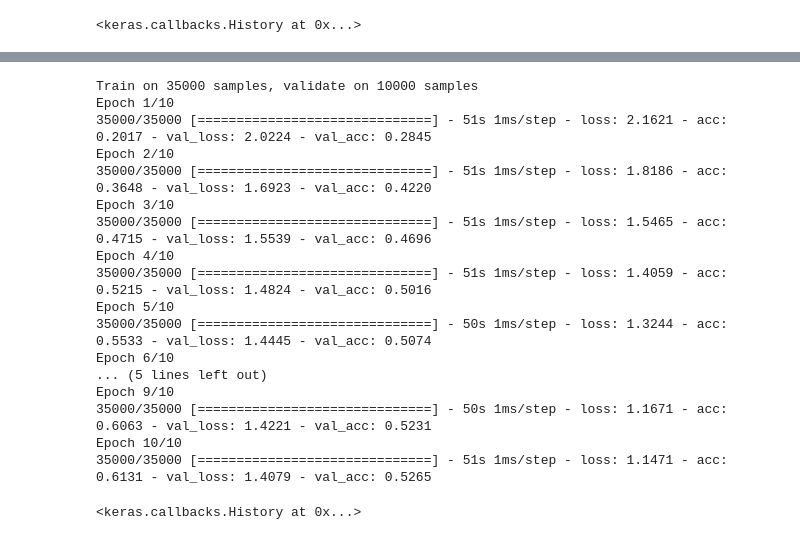
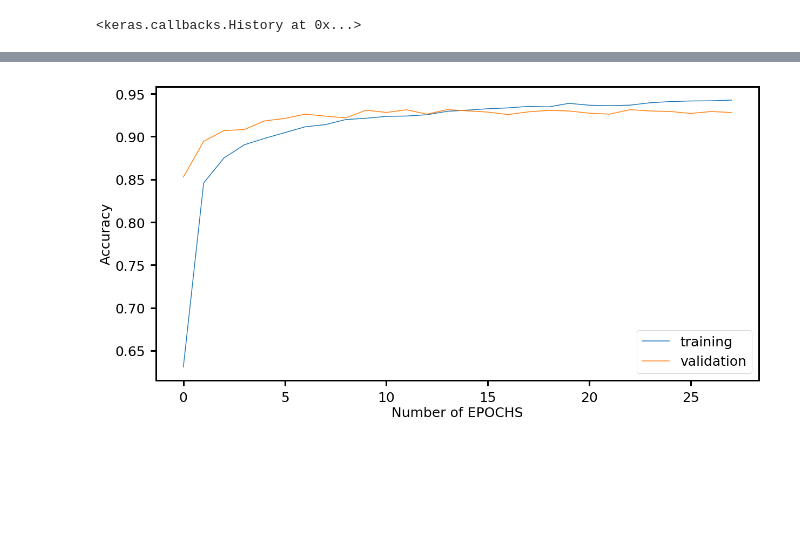
Before and after one commit to jackluo/overlay-mnist, a Jupyter notebook: src/conv-neural-net.ipynb, the cells around one changed output, grey strips where cells are left out. Cells and saved outputs as stored; diff of their text form; code cells hidden in the pictures; blank space fills up the shorter version.

```diff
--- a/src/conv-neural-net.ipynb
+++ b/src/conv-neural-net.ipynb
@@ -203,21 +315,0 @@ Epoch 10/10
-# %%
-model.fit(train, y[:35000], batch_size=32, epochs=10, validation_data=(valid, y[35000:45000]))
-# %% [output]
-Train on 35000 samples, validate on 10000 samples
-Epoch 1/10
-35000/35000 [==============================] - 51s 1ms/step - loss: 2.1621 - acc: 0.2017 - val_loss: 2.0224 - val_acc: 0.2845
-Epoch 2/10
-35000/35000 [==============================] - 51s 1ms/step - loss: 1.8186 - acc: 0.3648 - val_loss: 1.6923 - val_acc: 0.4220
-Epoch 3/10
-35000/35000 [==============================] - 51s 1ms/step - loss: 1.5465 - acc: 0.4715 - val_loss: 1.5539 - val_acc: 0.4696
-Epoch 4/10
-35000/35000 [==============================] - 51s 1ms/step - loss: 1.4059 - acc: 0.5215 - val_loss: 1.4824 - val_acc: 0.5016
-Epoch 5/10
-35000/35000 [==============================] - 50s 1ms/step - loss: 1.3244 - acc: 0.5533 - val_loss: 1.4445 - val_acc: 0.5074
-Epoch 6/10
-... (5 lines left out)
-Epoch 9/10
-35000/35000 [==============================] - 50s 1ms/step - loss: 1.1671 - acc: 0.6063 - val_loss: 1.4221 - val_acc: 0.5231
-Epoch 10/10
-35000/35000 [==============================] - 51s 1ms/step - loss: 1.1471 - acc: 0.6131 - val_loss: 1.4079 - val_acc: 0.5265
-<keras.callbacks.History at 0x...>
@@ -225,0 +316,22 @@ binary_pics
+# %%
+ training = [0.6310, 0.8458, 0.8750, 0.8904, 0.8979, 0.9046, 0.9114, 0.9140, 0.9199, 0.9214, 0.9236, 0.9240, 0.9255, 0.9295, 0.9309, 0.9325, 0.9335,0.9353,0.9347, 0.9388, 0.9366, 0.9361, 0.9367, 0.9395, 0.9409, 0.9416, 0.9418, 0.9426]
+# %%
+validation = [ 0.8527, 0.8944, 0.9070, 0.9082, 0.9183, 0.9212, 0.9262, 0.9239, 0.9218, 0.9308, 0.9282, 0.9313, 0.9262, 0.9315, 0.9300, 0.9286, 0.9257, 0.9289, 0.9306, 0.9299, 0.9273 , 0.9262, 0.9314, 0.9299, 0.9293, 0.9270, 0.9293, 0.9281]
+# %%
+l1, l2, font, s1, s2, padding = 3.0, 10.0, 25.0, 12, 4.0, 10.0
+fig=matplotlib.pyplot.figure("dasdasdt",figsize=(20,10))
+matplotlib.pyplot.rcParams.update({'font.size': font})
+ax = fig.add_subplot(111)
+ax.ticklabel_format(style='sci', scilimits=(-2,3), axis='y')
+for axis in ['top', 'bottom', 'left', 'right']:
+    ax.spines[axis].set_linewidth(l1)
+    ax.xaxis.set_tick_params(width=l1, length=l2, pad=padding)
+    ax.yaxis.set_tick_params(width=l1, length=l2, pad=padding)
+matplotlib.pyplot.plot(range(len(training)), training)
+matplotlib.pyplot.plot(range(len(validation)), validation)
+matplotlib.pyplot.xlabel("Number of EPOCHS")
+matplotlib.pyplot.ylabel("Accuracy")
+matplotlib.pyplot.legend(["training", "validation"])
+matplotlib.pyplot.show()
+# %% [output]
+[figure, added]
```
Also changed, not shown: parts of 18 cells of this notebook, 3 other files.
